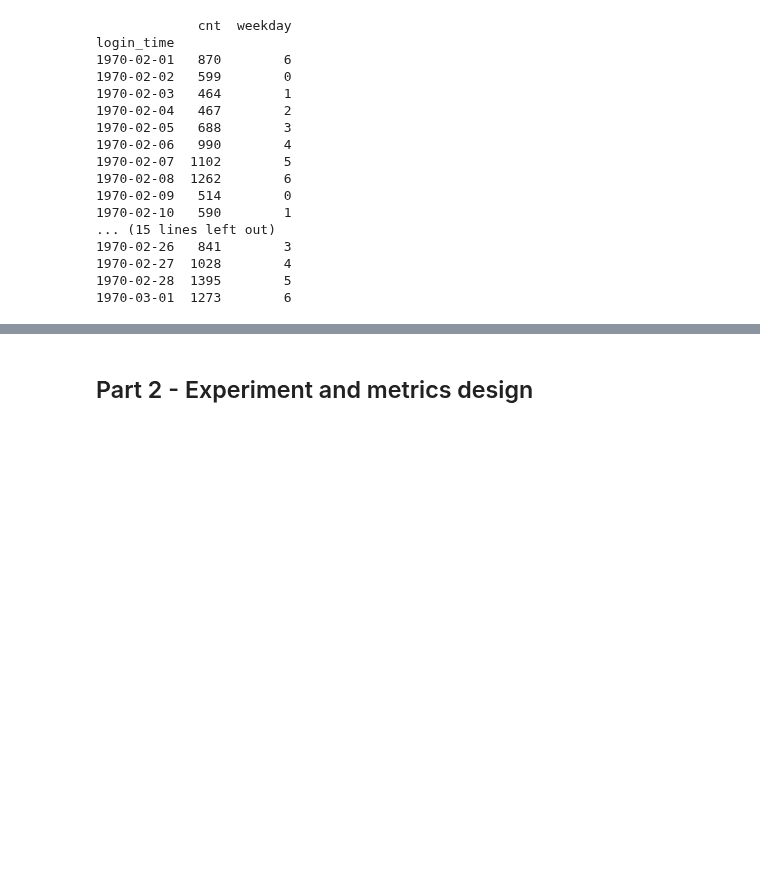
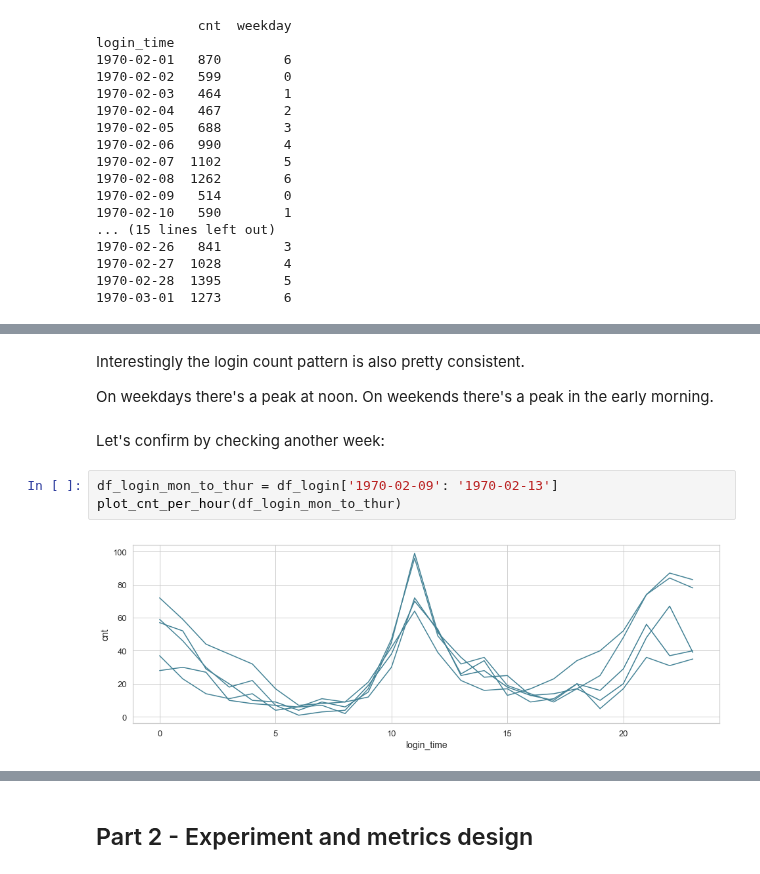
Before and after one commit to nicolechao/springboard-data-science, a Jupyter notebook: Mini Projects and Exercises/Rider Retension Prediction/analysis.ipynb, the cells around one changed output, grey strips where cells are left out. Drawn from its saved outputs; the diff is of its cells as text; blank space fills up the shorter version.

```diff
--- a/Mini Projects and Exercises/Rider Retension Prediction/analysis.ipynb
+++ b/Mini Projects and Exercises/Rider Retension Prediction/analysis.ipynb
@@ -199,0 +232,11 @@ Yes the login count appears to be higher on Friday and weekends and lower from M
+# %% [markdown]
+Interestingly the login count pattern is also pretty consistent.
+
+On weekdays there's a peak at noon. On weekends there's a peak in the early morning.
+# %% [markdown]
+Let's confirm by checking another week:
+# %%
+df_login_mon_to_thur = df_login['1970-02-09': '1970-02-13']
+plot_cnt_per_hour(df_login_mon_to_thur)
+# %% [output]
+[figure, added]
```
Also changed, not shown: parts of 9 cells of this notebook.
